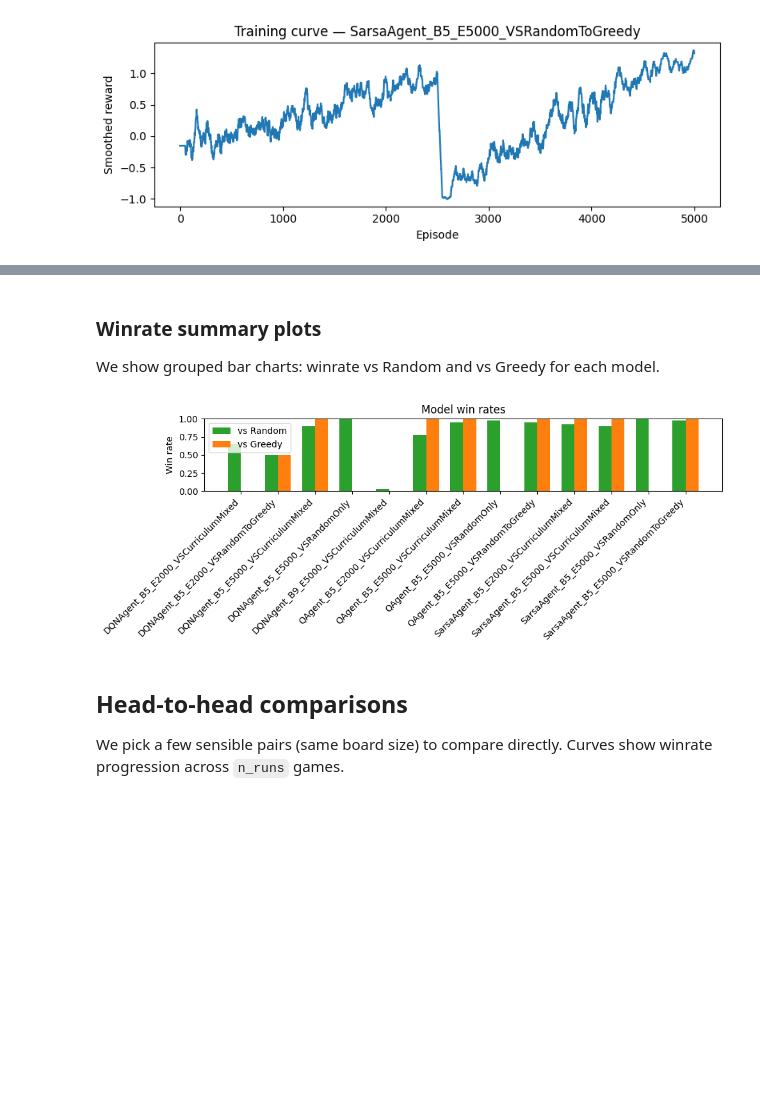
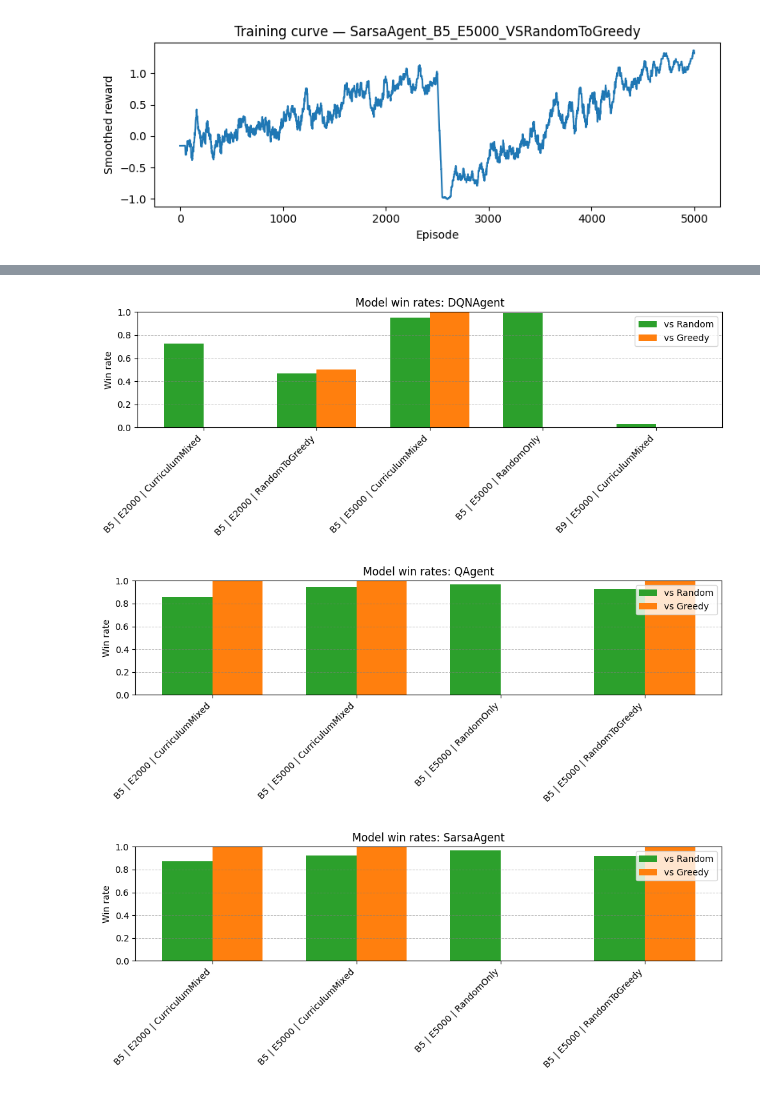
Before and after one commit to Roirtur/CorridorAIRL, a Jupyter notebook: experiments.ipynb, the cells around one changed output, grey strips where cells are left out. Drawn from its saved outputs; the diff is of its cells as text; code cells hidden in the pictures; blank space fills up the shorter version.

```diff
--- a/experiments.ipynb
+++ b/experiments.ipynb
@@ -162,6 +167,5 @@ We use `play_game` from `corridor_starter`. For fairness we use the board size e
 # %%
 def extract_board_size(name):
-    # look for 'B5' or 'B9' patterns
     import re
     m = re.search(r'B(\d+)', name)
     return int(m.group(1)) if m else 9
@@ -208,9 +212,8 @@ def evaluate_agent_vs_baseline(agent, baseline_cls, n_games=40, board_size=9):
                 results['baseline_win'] += 1
     return results
 
-# Run evaluations (this may take a short while; reduce n_games if needed)
 summary = {}
-N_GAMES = 40
+N_GAMES = 500
 for info in models_info:
     print('Processing', info['name'])
     agent = instantiate_agent(info)
@@ -261,33 +264,48 @@ Processing SarsaAgent_B5_E5000_VSRandomToGreedy
-# %% [markdown]
-### Winrate summary plots
-We show grouped bar charts: winrate vs Random and vs Greedy for each model.
 # %%
-# Prepare data for plotting
-names = []
-win_rand = []
-win_greed = []
-for name, vals in summary.items():
-    names.append(name)
-    rr = vals['random']
-    gg = vals['greedy']
-    win_rand.append(rr['agent_win'] / float(N_GAMES))
-    win_greed.append(gg['agent_win'] / float(N_GAMES))
+import re
+from collections import defaultdict
 
-x = np.arange(len(names))
-width = 0.35
-fig, ax = plt.subplots(figsize=(10,4))
-ax.bar(x - width/2, win_rand, width, label='vs Random', color='tab:green')
-ax.bar(x + width/2, win_greed, width, label='vs Greedy', color='tab:orange')
-ax.set_ylabel('Win rate')
-ax.set_title('Model win rates')
-ax.set_xticks(x)
-ax.set_xticklabels(names, rotation=45, ha='right')
-ax.set_ylim(0,1)
-ax.legend()
-plt.tight_layout()
-plt.show()
+def parse_model_name(name):
+    m = re.match(r'([A-Za-z]+Agent)_B(\d+)_E(\d+)_VS(.+)', name)
+    if m:
+        agent, board, episodes, opponent = m.groups()
+        return agent, int(board), int(episodes), opponent
+    return name, '', '', ''
+
+grouped = defaultdict(list)
+for name in summary:
+    agent, board, episodes, opponent = parse_model_name(name)
+    grouped[agent].append((name, board, episodes, opponent))
+
+for agent, models in grouped.items():
+    names = []
+    win_rand = []
+    win_greed = []
+    for name, board, episodes, opponent in models:
+        vals = summary[name]
+        rr = vals['random']
+        gg = vals['greedy']
+        label = f"B{board} | E{episodes} | {opponent}"
+        names.append(label)
+        win_rand.append(rr['agent_win'] / float(N_GAMES))
+        win_greed.append(gg['agent_win'] / float(N_GAMES))
+
+    x = np.arange(len(names))
+    width = 0.35
+    fig, ax = plt.subplots(figsize=(10,4))
+    for pct in np.arange(0.2, 1.01, 0.2):
+        ax.axhline(pct, color='gray', linestyle='--', linewidth=0.7, alpha=0.5)
+    ax.bar(x - width/2, win_rand, width, label='vs Random', color='tab:green')
+    ax.bar(x + width/2, win_greed, width, label='vs Greedy', color='tab:orange')
+    ax.set_ylabel('Win rate')
+    ax.set_title(f'Model win rates: {agent}')
+    ax.set_xticks(x)
+    ax.set_xticklabels(names, rotation=45, ha='right')
+    ax.set_ylim(0,1)
+    ax.legend()
+    plt.tight_layout()
+    plt.show()
 # %% [output]
-[figure, old version]
+[figure, new version]
+[figure, added]
+[figure, added]
-# %% [markdown]
-## Head-to-head comparisons
-We pick a few sensible pairs (same board size) to compare directly. Curves show winrate progression across `n_runs` games.
```
Also changed, not shown: parts of 16 cells of this notebook.
